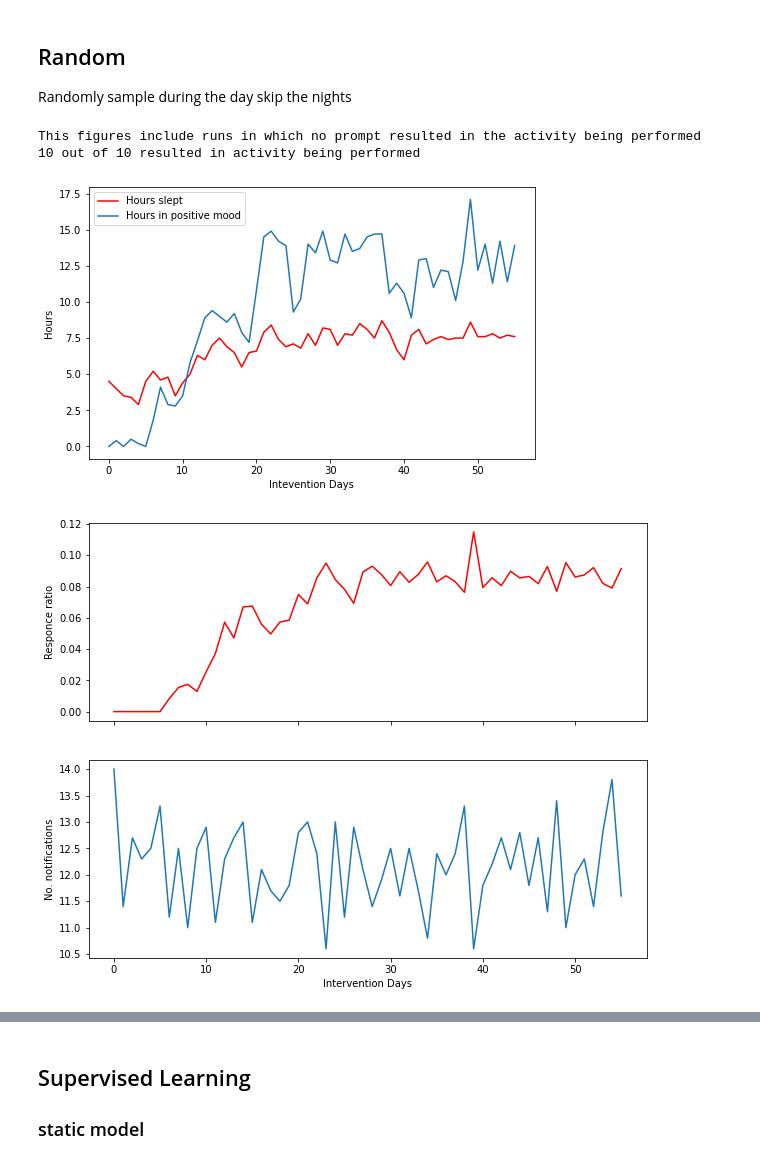
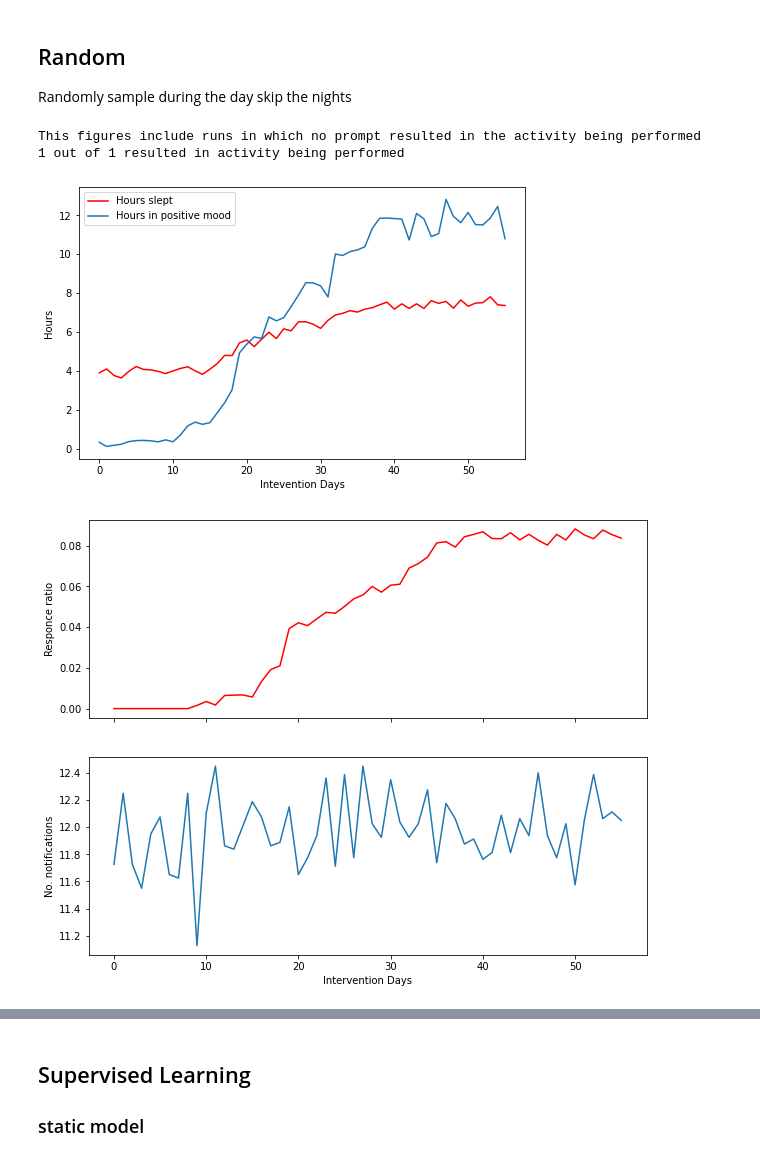
Before and after one commit to Antollo/capable-rl4vc, a Jupyter notebook: RLapproaches_comparison.ipynb, the cells around one changed output, grey strips where cells are left out. Cells and saved outputs as stored; diff of their text form; code cells hidden in the pictures.

```diff
--- a/RLapproaches_comparison.ipynb
+++ b/RLapproaches_comparison.ipynb
@@ -37,3 +20,3 @@ time_preference_update_step= 9999999999999999 #very high e.g. 9999999999 to make
 # %%
 # 500 runs in the paper
-runs = 10
+runs = 1
@@ -40,4 +58,4 @@ runs = 10
 # %%
-results_directory = 'results'
+results_directory = 'results_varried_bt{}_n{}_a{}_m{}_t{}'.format(behaviour_threshold,num_p, v_prefered_activity, v_motivation, v_prefered_time )
 if not os.path.exists(results_directory):
     os.makedirs(results_directory)
@@ -44,27 +73,2 @@ if not os.path.exists(results_directory):
 # %% [markdown]
 # No interverntion
-# %%
-sleep_list = []
-positive_list = []
-
-for run in range(0, runs):
-
-    env1 = Patient(behaviour_threshold=20, habituation=habituation, time_preference_update_step=time_preference_update_step )
-    action = [0,0,0,0]
-    for i in  range(eight_weeks):
-
-        observation , reward, done, info = env1.step(action)
-        # print(observation)
-        action = [0,0,0,0]
-
-
-    sleep_list.append(env1.h_slept)
-    positive_list.append(env1.h_positive)
-
-fig = plt.figure( figsize=(8, 5))
-plt.plot(np.nanmean(sleep_list, axis=0), label='Hours slept', color ='r')
-plt.plot(np.mean(positive_list, axis=0), label='Hours in positive mood')
-plt.ylabel('Hours ')
-plt.xlabel('Intevention Days')
-plt.legend()
-plt.show()
@@ -148,24 +218,19 @@ Randomly sample during the day skip the nights
 # %%
 def random_notification(env1, intervention_legth=eight_weeks):
 
-    action = [0,0,0,0]
+    actions = [[0,0,0,0] for e in range(len(env1.envs))]
     for i in  range(intervention_legth):
 
-        observation, reward, done, info = env1.step(action)
-        if observation[9] ==3:
-            action = [0,0,0,0]
-        else:
-            action = env1.action_space.sample()
-#             print(action)
-
+        observations, reward, done, info = env1.step(actions)
+        actions = env1.action_space.sample()
     return env1
 # %%
-_ = intervention(random_notification, runs, 'random', condition)
+_ = intervention(random_notification, runs, 'random', condition, vec_env= gym.vector.SyncVectorEnv)
 # %% [output]
 This figures include runs in which no prompt resulted in the activity being performed
-10 out of 10 resulted in activity being performed
+1 out of 1 resulted in activity being performed
-[figure, old version]
+[figure, new version]
-[figure, old version]
+[figure, new version]
 # %%
 def get_rr_and_notification(name, runs, condition):
 
```
Also changed, not shown: parts of 46 cells of this notebook.
